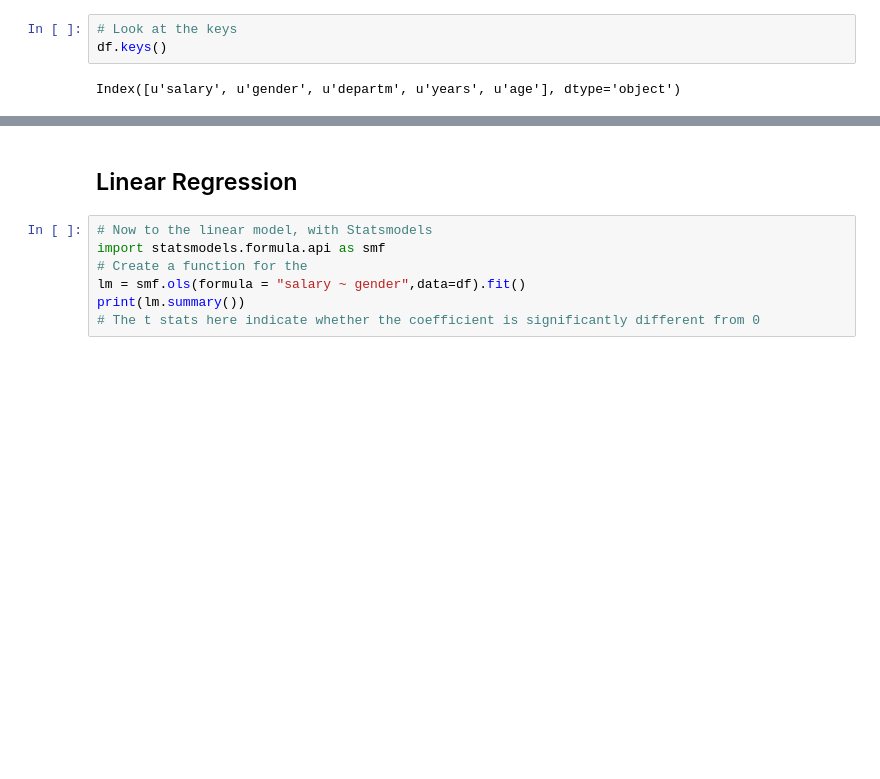
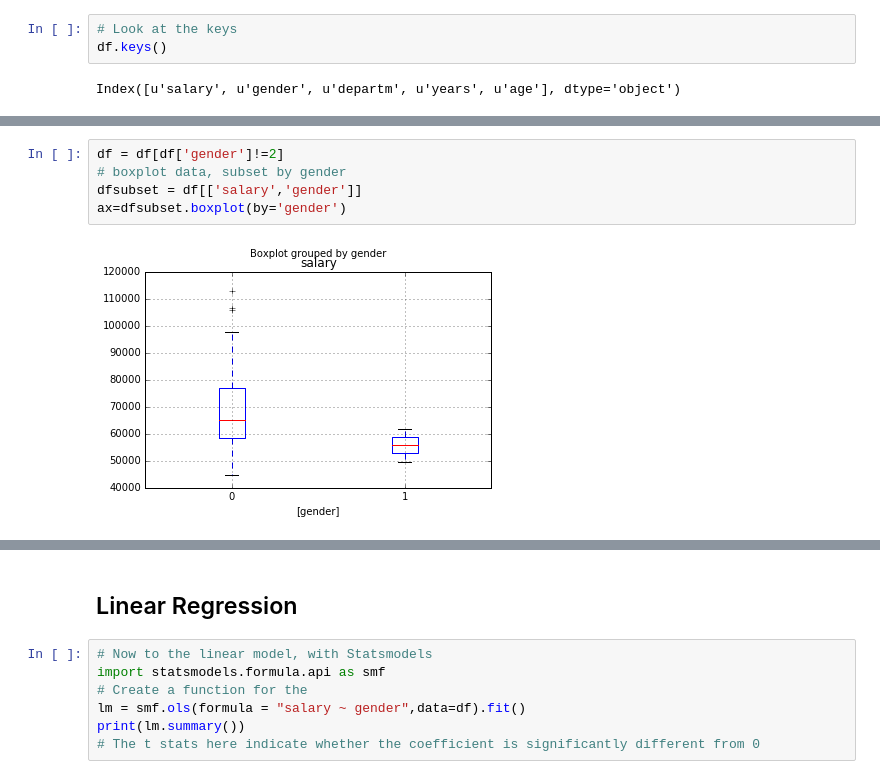
Before and after one commit to ljchang/psyc63, a Jupyter notebook: Notebooks/DataAnalysis1.ipynb, the cells around one changed output, grey strips where cells are left out. Drawn from its saved outputs; the diff is of its cells as text; blank space fills up the shorter version.

```diff
--- a/Notebooks/DataAnalysis1.ipynb
+++ b/Notebooks/DataAnalysis1.ipynb
@@ -56,3 +105,10 @@ ax=dfsubset.boxplot(by='gender')
+# %%
+df = df[df['gender']!=2]
+# boxplot data, subset by gender
+dfsubset = df[['salary','gender']]
+ax=dfsubset.boxplot(by='gender')
+# %% [output]
+[figure, added]
 # %%
 # boxplot data, subset by years
 dfsubset = df[['salary','years']]
```
Also changed, not shown: parts of 33 cells of this notebook, 2 other files.
